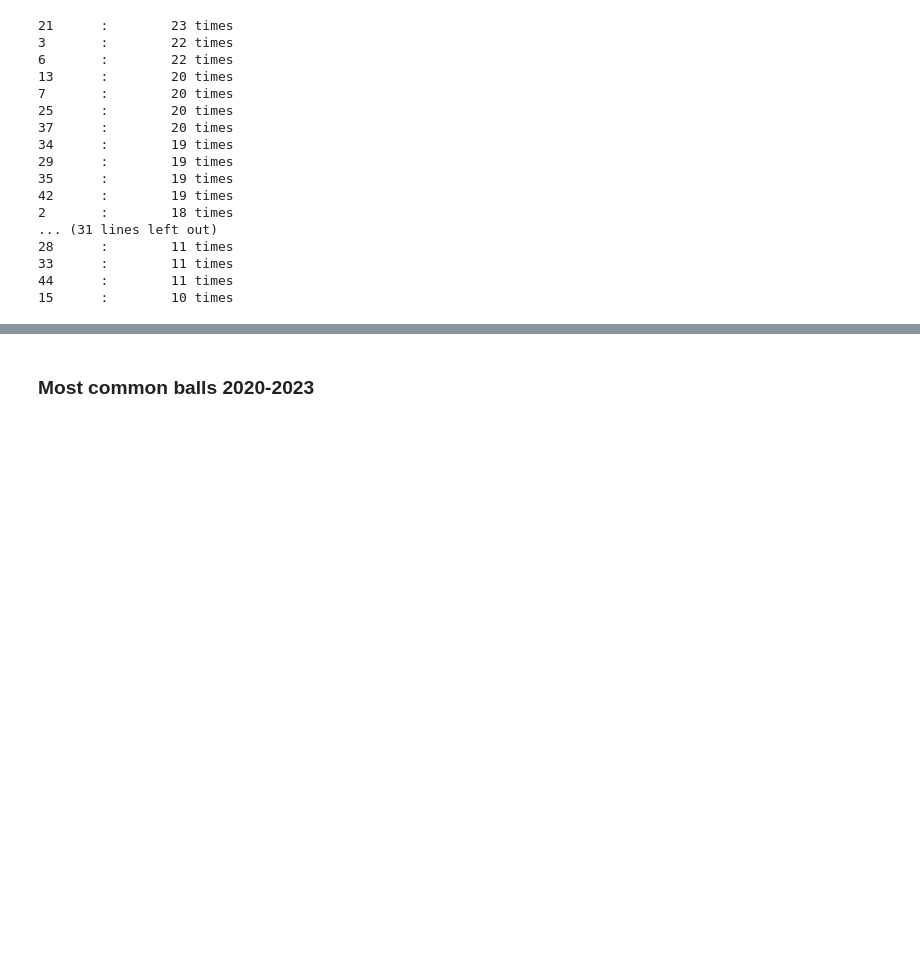
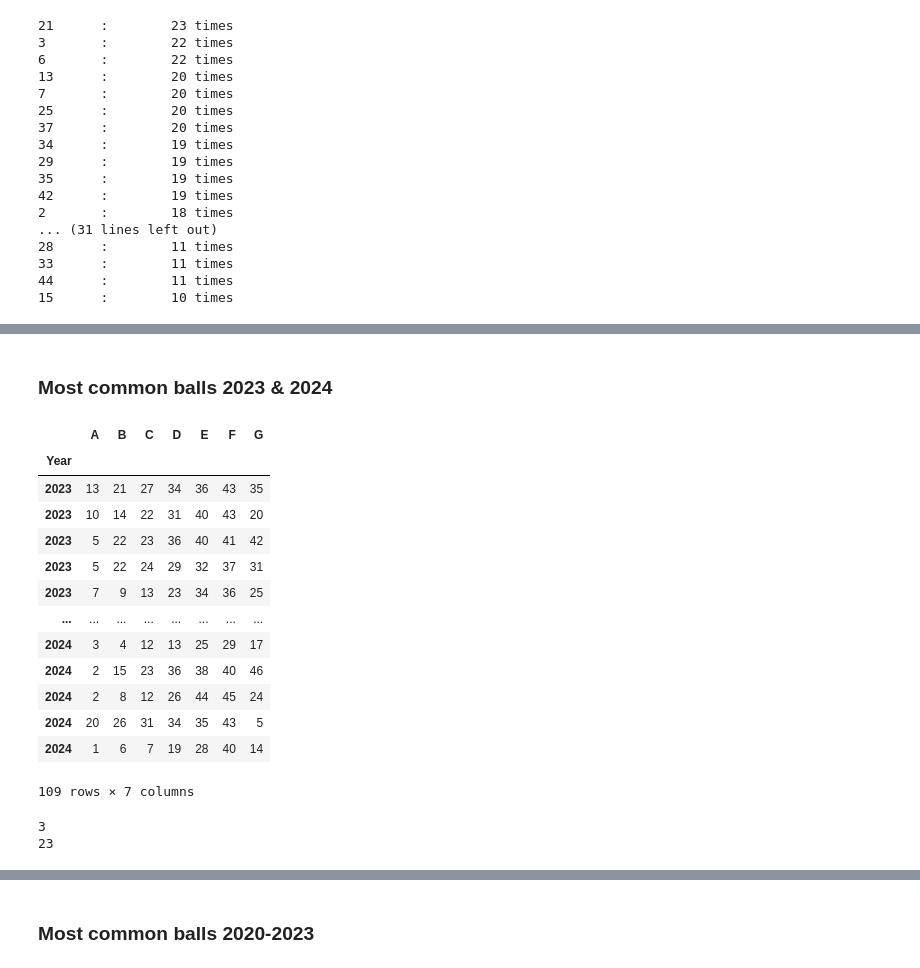
Before and after one commit to killfoley/Lotto-Scraping, a Jupyter notebook: Lotto results notebook.ipynb, the cells around one changed output, grey strips where cells are left out. Drawn from its saved outputs; the diff is of its cells as text; code cells hidden in the pictures; blank space fills up the shorter version.

```diff
--- a/Lotto results notebook.ipynb
+++ b/Lotto results notebook.ipynb
@@ -1015,0 +1114,29 @@ for r in dictionary_numbers_23_sorted[:50]:
+# %% [markdown]
+### Most common balls 2023 & 2024
+# %%
+df_numbers23_24 = df_lotto_all.loc[2023:2024]
+df_numbers23_24
+# %% [output]
+|  | A | B | C | D | E | F | G |
+| Year |  |  |  |  |  |  |  |
+| 2023 | 13 | 21 | 27 | 34 | 36 | 43 | 35 |
+| 2023 | 10 | 14 | 22 | 31 | 40 | 43 | 20 |
+| 2023 | 5 | 22 | 23 | 36 | 40 | 41 | 42 |
+| 2023 | 5 | 22 | 24 | 29 | 32 | 37 | 31 |
+| 2023 | 7 | 9 | 13 | 23 | 34 | 36 | 25 |
+| ... | ... | ... | ... | ... | ... | ... | ... |
+| 2024 | 3 | 4 | 12 | 13 | 25 | 29 | 17 |
+| 2024 | 2 | 15 | 23 | 36 | 38 | 40 | 46 |
+| 2024 | 2 | 8 | 12 | 26 | 44 | 45 | 24 |
+| 2024 | 20 | 26 | 31 | 34 | 35 | 43 | 5 |
+| 2024 | 1 | 6 | 7 | 19 | 28 | 40 | 14 |
+109 rows × 7 columns
+# %%
+# Convert numbers to a list
+NumsToList23_24 = list(df_numbers23_24.values.T.flatten())
+most_common23_24,num_most_common23_24 = Counter(NumsToList23_24).most_common(1)[0]
+print(most_common23_24)
+print(num_most_common23_24)
+# %% [output]
+3
+23
```
Also changed, not shown: parts of 41 cells of this notebook, 1 other file.
